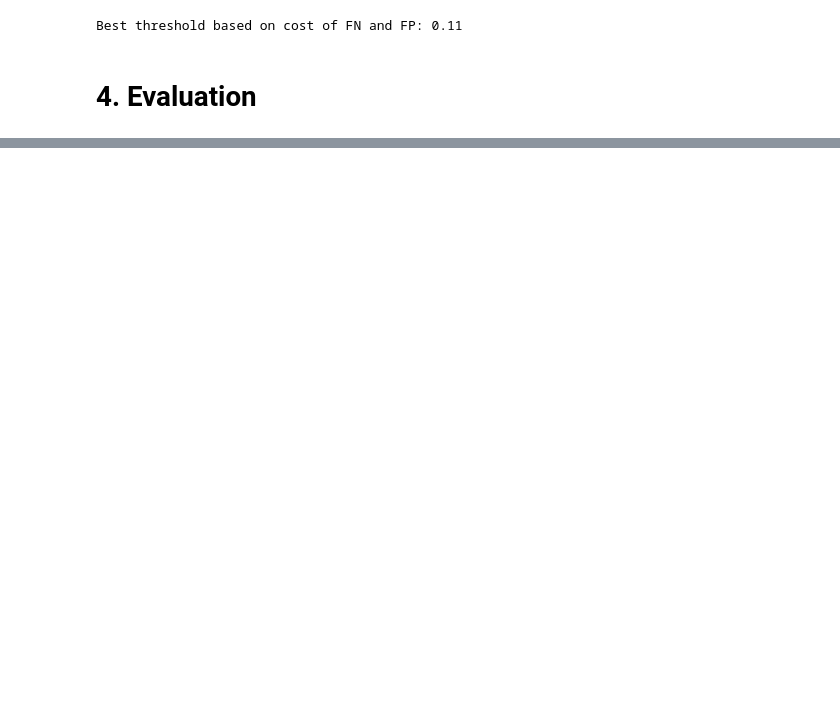
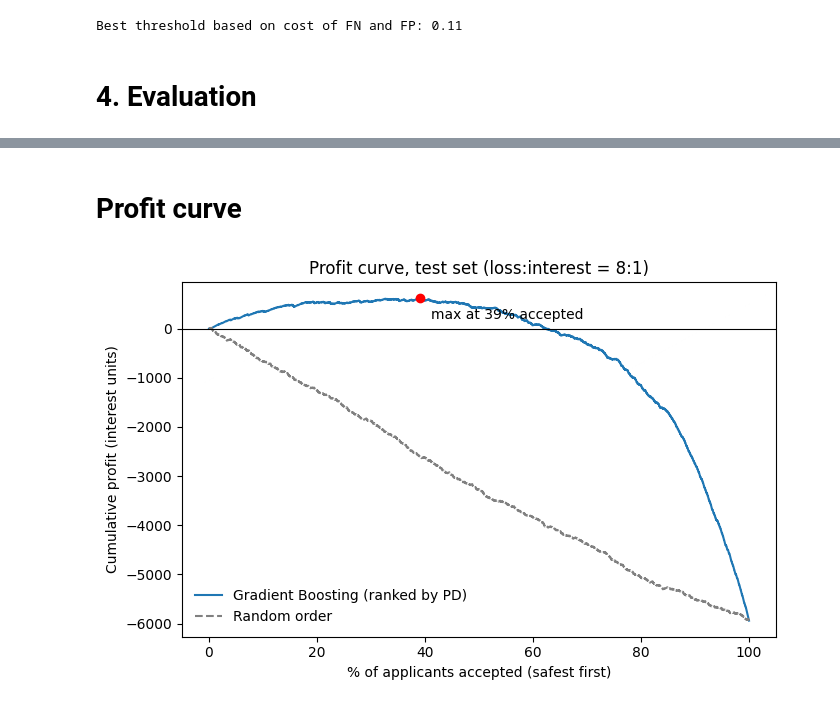
Before and after one commit to nh-nhathoang/default-of-credit-card-clients, a Jupyter notebook: gradient_boosting.ipynb, the cells around one changed output, grey strips where cells are left out. Cells and saved outputs as stored; diff of their text form; code cells hidden in the pictures; blank space fills up the shorter version.

```diff
--- a/gradient_boosting.ipynb
+++ b/gradient_boosting.ipynb
@@ -215,0 +198,21 @@ plt.legend()
+# %% [markdown]
+# Profit curve
+# %%
+loan, interest = 8.0, 1.0
+order = np.argsort(y_proba)                                  # safest first
+ys = np.asarray(y_test)[order]
+cum = np.cumsum(np.where(ys == 0, interest, -loan))
+pct = np.arange(1, len(ys) + 1) / len(ys) * 100
+rand = np.cumsum(np.where(np.random.default_rng(0).permutation(np.asarray(y_test)) == 0, interest, -loan))
+
+fig, ax = plt.subplots(figsize=(7, 4.5))
+ax.plot(pct, cum, label='Gradient Boosting (ranked by PD)')
+ax.plot(pct, rand, color='gray', ls='--', label='Random order')
+ax.axhline(0, color='black', lw=.8)
+k = int(np.argmax(cum)); ax.scatter(pct[k], cum[k], color='red', zorder=3)
+ax.annotate(f'max at {pct[k]:.0f}% accepted', (pct[k], cum[k]), textcoords='offset points', xytext=(8, -15))
+ax.set_xlabel('% of applicants accepted (safest first)'); ax.set_ylabel('Cumulative profit (interest units)')
+ax.set_title(f'Profit curve, test set (loss:interest = {loan:.0f}:1)'); ax.legend(frameon=False)
+plt.tight_layout()
+# %% [output]
+[figure, added]
```
Also changed, not shown: parts of 13 cells of this notebook.
